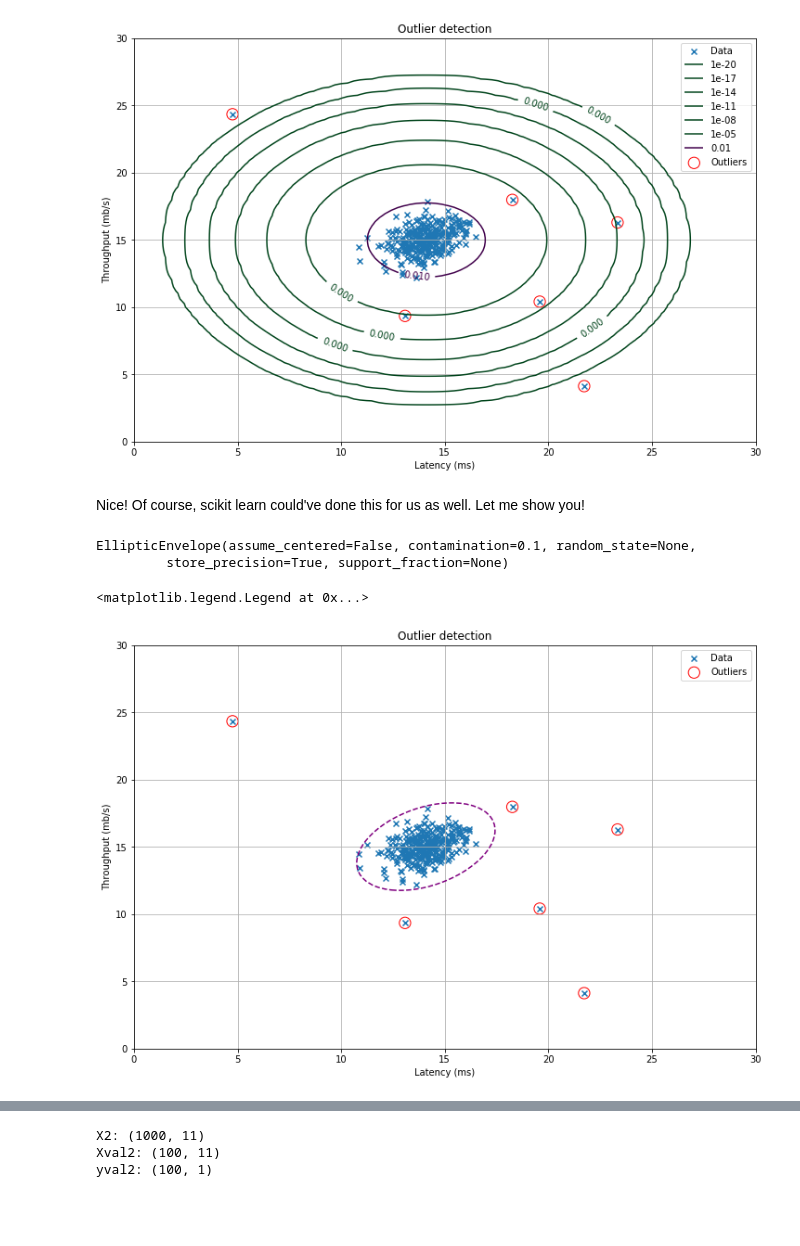
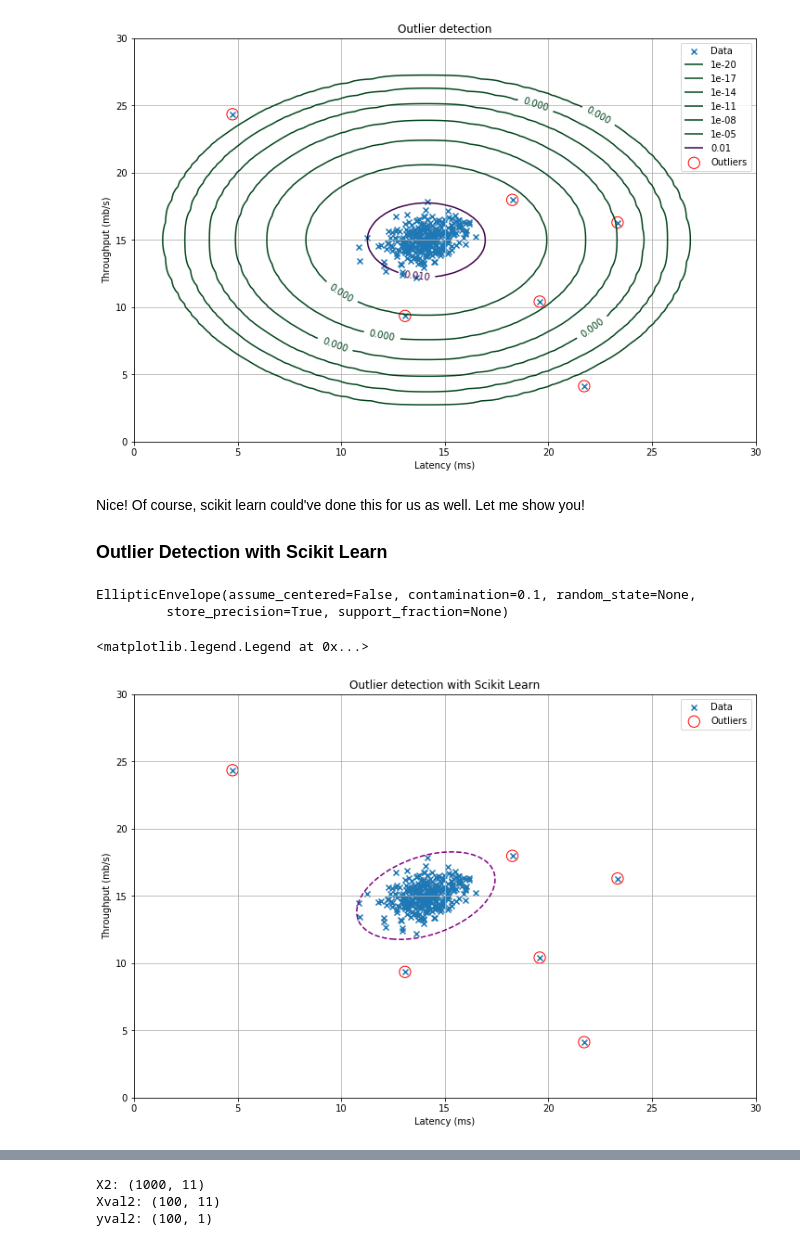
Before and after one commit to LuketheDukeBates/Anomaly-Detection-and-Recommender-Systems, a Jupyter notebook: Anomaly Detection and Recommender Systems Demo.ipynb, the cells around one changed output, grey strips where cells are left out. Drawn from its saved outputs; the diff is of its cells as text; code cells hidden in the pictures; blank space fills up the shorter version.

```diff
--- a/Anomaly Detection and Recommender Systems Demo.ipynb
+++ b/Anomaly Detection and Recommender Systems Demo.ipynb
@@ -193,6 +193,8 @@ plotData(X1, mu, sigma2, epsilon)
 [figure]
 # %% [markdown]
 Nice! Of course, scikit learn could've done this for us as well. Let me show you!
+
+### Outlier Detection with Scikit Learn
 # %%
 from sklearn.covariance import EllipticEnvelope
 clf = EllipticEnvelope()
@@ -210,17 +212,17 @@ outliers = y_pred < threshold
 # %%
 plt.figure(figsize=(12, 8))
 plt.scatter(X1[:, 0], X1[:, 1], marker = 'x', label = "Data")
 plt.scatter(X1[outliers][:, 0], X1[outliers][:, 1], marker = "o", facecolor = "none",
                     edgecolor = "red", s = 150, label = "Outliers")
 plt.contour(xx, yy, z, levels = [threshold], colors = 'purple')
-plt.title("Outlier detection")
+plt.title("Outlier detection with Scikit Learn")
 plt.xlabel('Latency (ms)')
 plt.ylabel('Throughput (mb/s)')
 plt.grid(True)
 plt.legend()
 # %% [output]
 <matplotlib.legend.Legend at 0x...>
-[figure, old version]
+[figure, new version]
 # %% [markdown]
 We could even get the same probability fit if we were to play with the parameters for a while. However, as you can see, scikit learn found all the same outliers! Anyway, onto the second problem!
 
```
Also changed, not shown: parts of 67 cells of this notebook, 1 other file.
